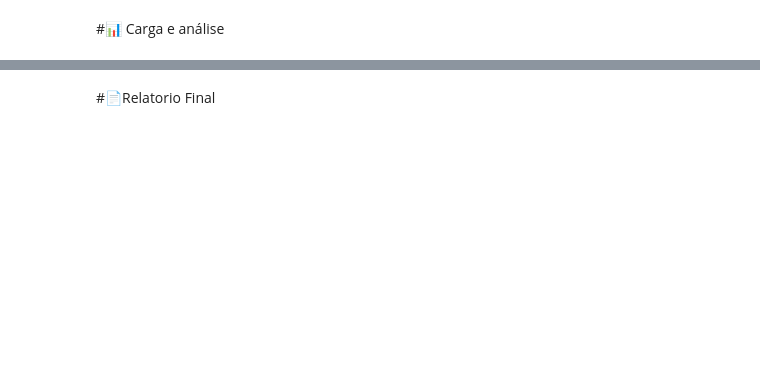
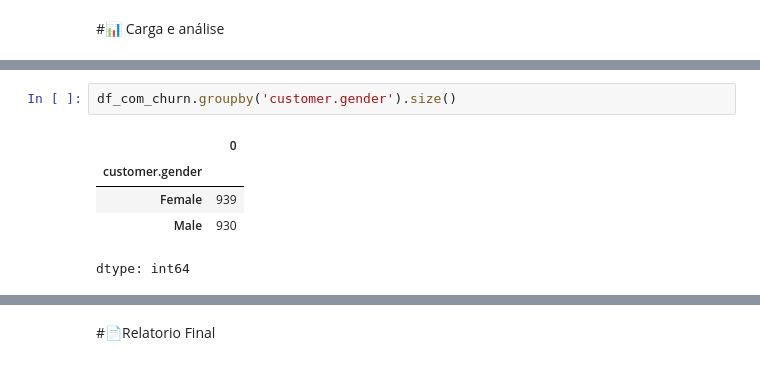
Before and after one commit to tcandreetti/challenge2-data-science, a Jupyter notebook: TelecomX_BR.ipynb, the cells around one changed output, grey strips where cells are left out. Drawn from its saved outputs; the diff is of its cells as text; blank space fills up the shorter version.

```diff
--- a/TelecomX_BR.ipynb
+++ b/TelecomX_BR.ipynb
@@ -108,0 +176,8 @@ df['account.Charges.Total'] = df['account.Charges.Total'].astype(float)
+# %%
+df_com_churn.groupby('customer.gender').size()
+# %% [output]
+|  | 0 |
+| customer.gender |  |
+| Female | 939 |
+| Male | 930 |
+dtype: int64
```
Also changed, not shown: parts of 9 cells of this notebook.
